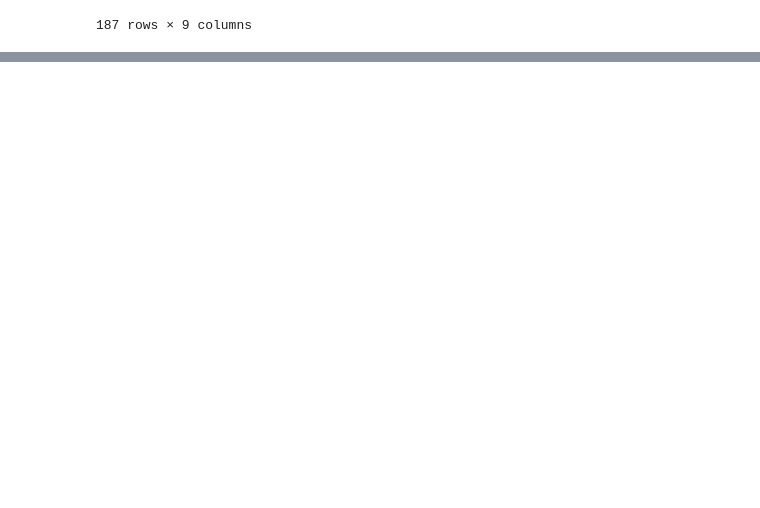
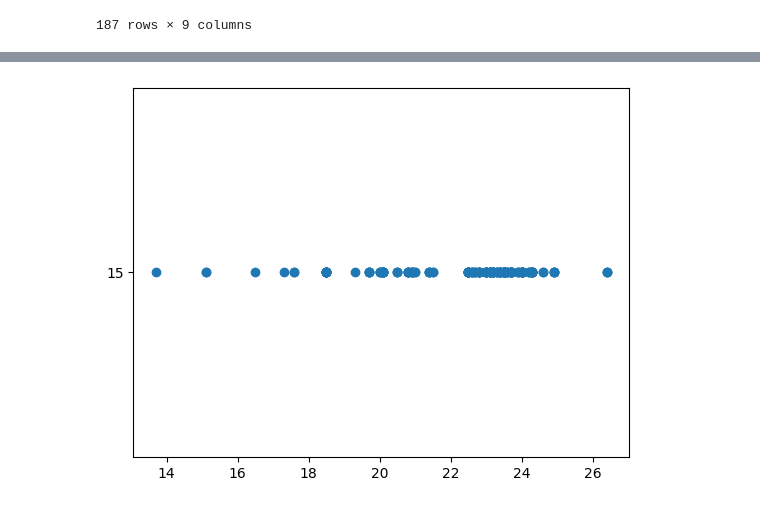
Before and after one commit to Ghost1606/Colab_AI, a Jupyter notebook: data_folder/RestWeather.ipynb, the cells around one changed output, grey strips where cells are left out. Drawn from its saved outputs; the diff is of its cells as text; code cells hidden in the pictures; blank space fills up the shorter version.

```diff
--- a/data_folder/RestWeather.ipynb
+++ b/data_folder/RestWeather.ipynb
@@ -115,0 +118,2 @@ rw_dfn
+# %%
+rw_dfns = rw_dfn[rw_dfn.현재기온값 > -10]
@@ -115,0 +134,4 @@ rw_dfn
+# %%
+rw_dfns['현재기온값'] = pd.to_numeric(rw_dfn['현재기온값'], errors='coerce')
+print(rw_dfns.dtypes)
+rw_dfns['현재기온값'].mean()
@@ -115,0 +170,5 @@ rw_dfn
+# %%
+plt.scatter(rw_dfns['현재기온값'],rw_dfns['시간대'])
+plt.show()
+# %% [output]
+[figure, added]
```
Also changed, not shown: parts of 25 cells of this notebook.
